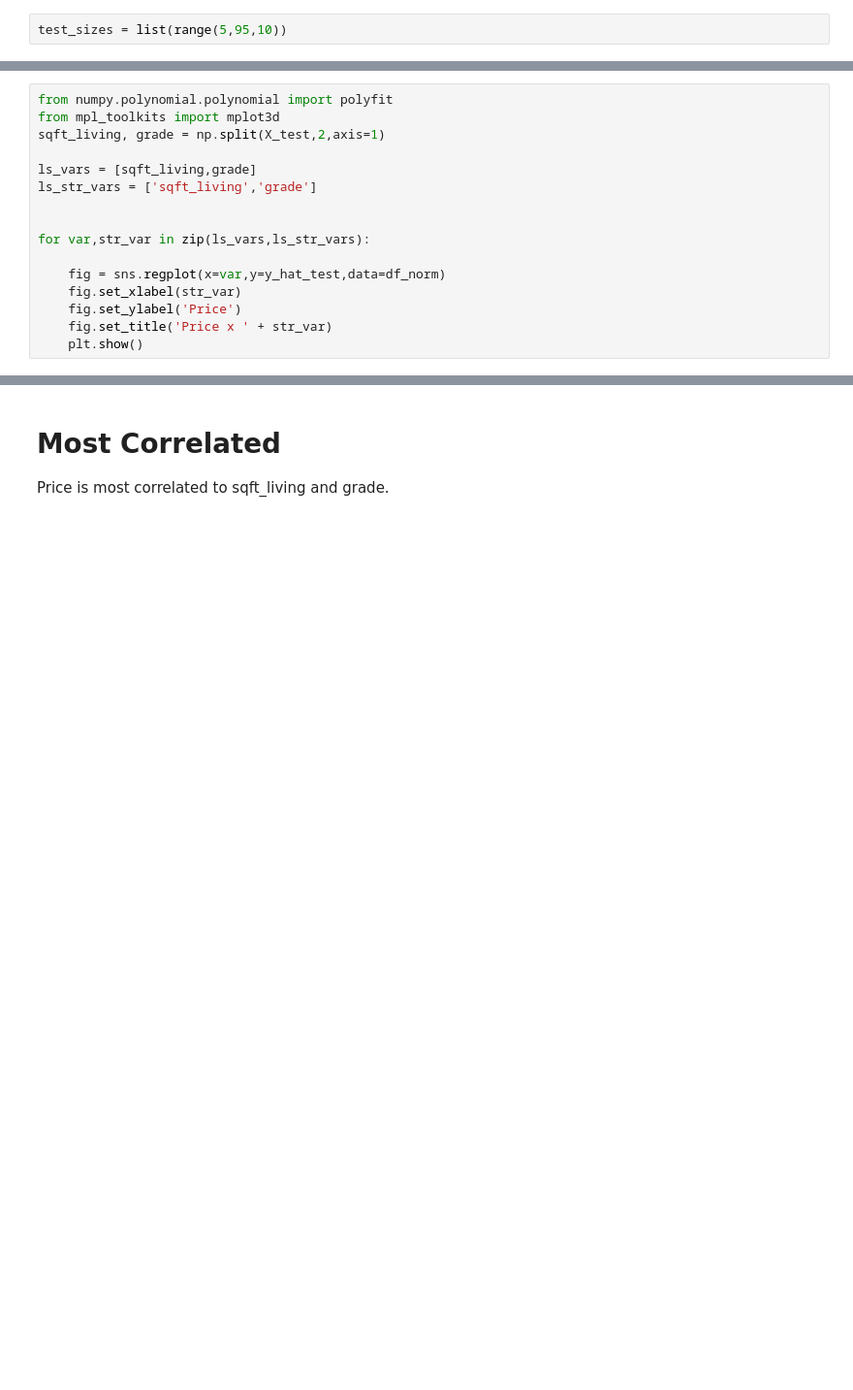
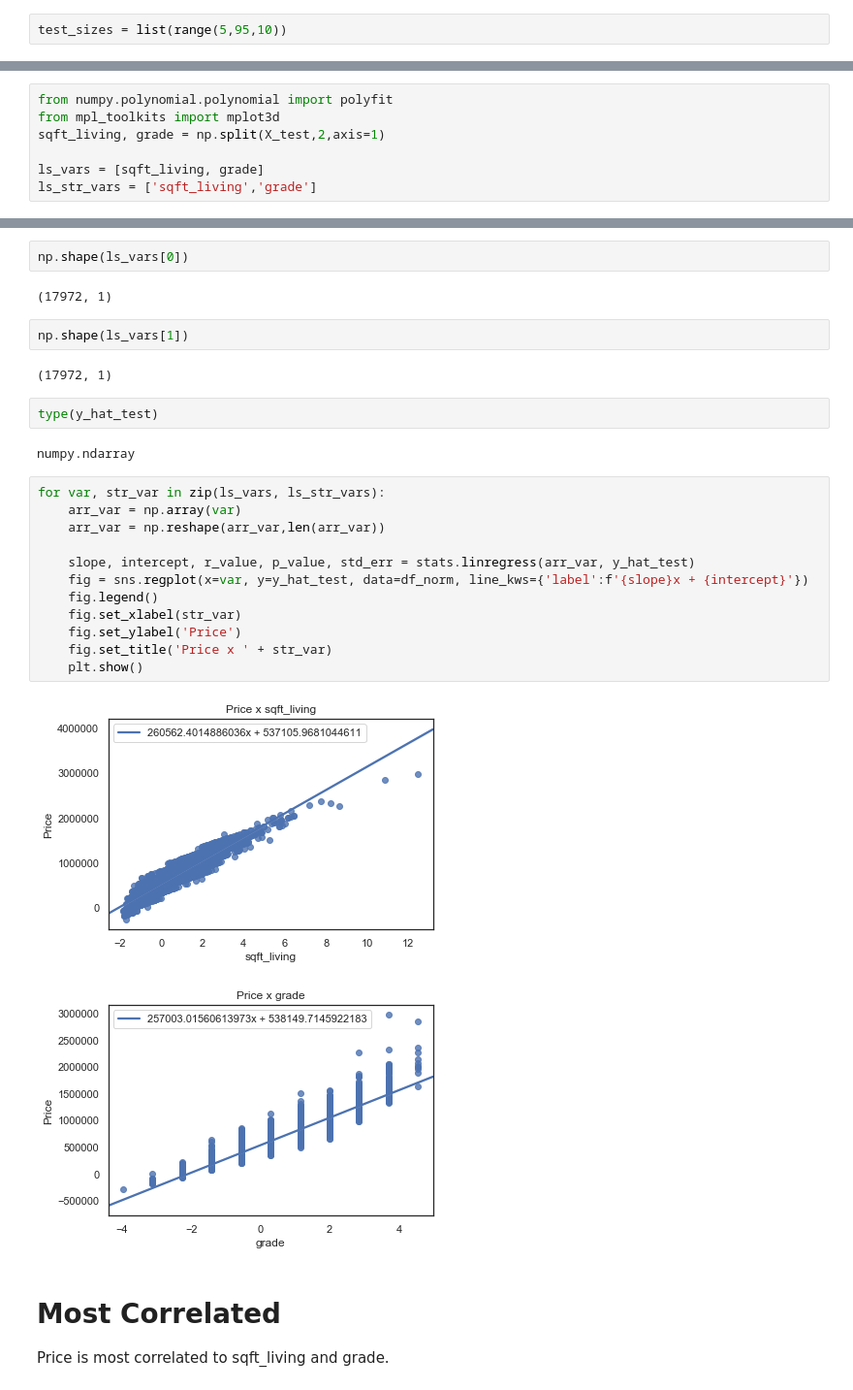
Before and after one commit to mandoiwanaga/dsc-1-final-project, a Jupyter notebook: project.ipynb, the cells around one changed output, grey strips where cells are left out. Shown at 97% size. Drawn from its saved outputs; the diff is of its cells as text; blank space fills up the shorter version.

```diff
--- a/project.ipynb
+++ b/project.ipynb
@@ -292,14 +304,5 @@ from numpy.polynomial.polynomial import polyfit
 from mpl_toolkits import mplot3d
 sqft_living, grade = np.split(X_test,2,axis=1)
 
-ls_vars = [sqft_living,grade]
+ls_vars = [sqft_living, grade]
 ls_str_vars = ['sqft_living','grade']
-
-
-for var,str_var in zip(ls_vars,ls_str_vars):
-
-    fig = sns.regplot(x=var,y=y_hat_test,data=df_norm)
-    fig.set_xlabel(str_var)
-    fig.set_ylabel('Price')
-    fig.set_title('Price x ' + str_var)
-    plt.show()
@@ -309,3 +319,30 @@ for var,str_var in zip(ls_vars,ls_str_vars):
+# %%
+np.shape(ls_vars[0])
+# %% [output]
+(17972, 1)
+# %%
+np.shape(ls_vars[1])
+# %% [output]
+(17972, 1)
+# %%
+type(y_hat_test)
+# %% [output]
+numpy.ndarray
+# %%
+for var, str_var in zip(ls_vars, ls_str_vars):
+    arr_var = np.array(var)
+    arr_var = np.reshape(arr_var,len(arr_var))
+
+    slope, intercept, r_value, p_value, std_err = stats.linregress(arr_var, y_hat_test)
+    fig = sns.regplot(x=var, y=y_hat_test, data=df_norm, line_kws={'label':f'{slope}x + {intercept}'})
+    fig.legend()
+    fig.set_xlabel(str_var)
+    fig.set_ylabel('Price')
+    fig.set_title('Price x ' + str_var)
+    plt.show()
+# %% [output]
+[figure, added]
+[figure, added]
 # %% [markdown]
 # Most Correlated
 Price is most correlated to sqft_living and grade.
```
Also changed, not shown: parts of 11 cells of this notebook.
